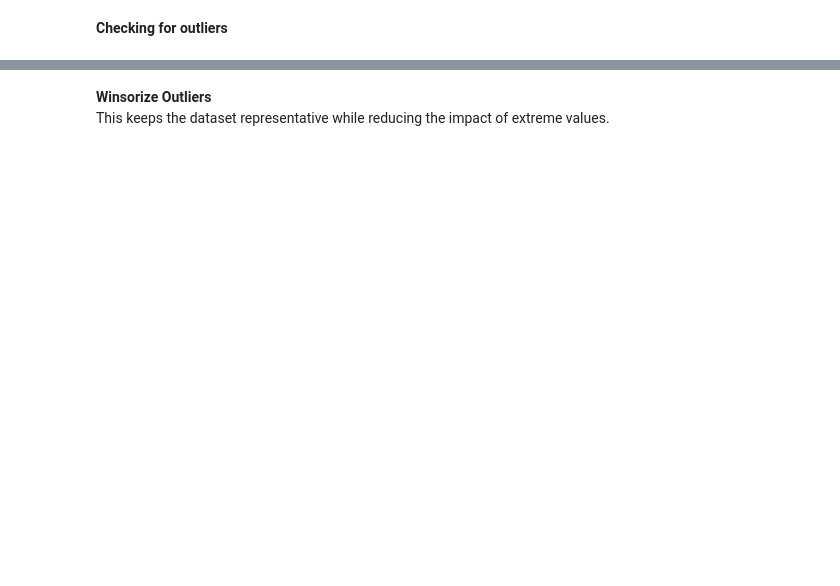
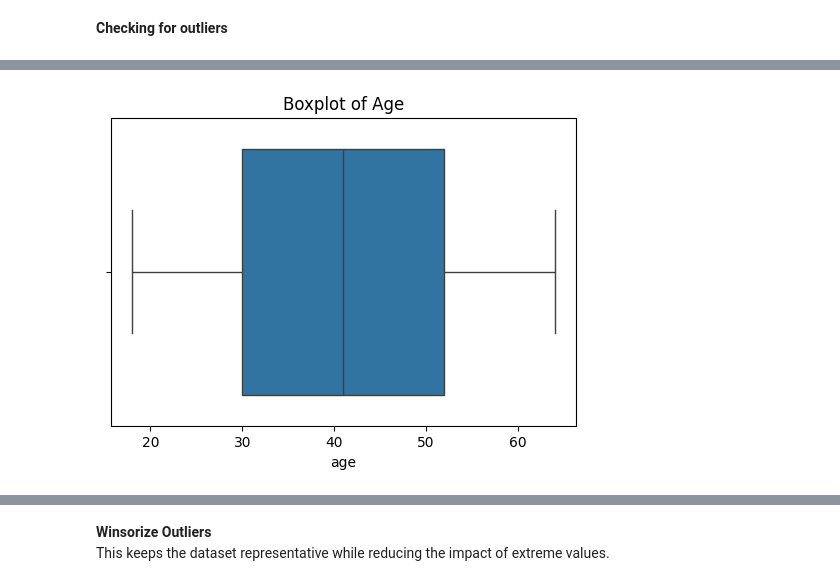
Before and after one commit to AlwangaJanet/Apparel-Size-Prediction-Using-Supervised-Learning, a Jupyter notebook: size_prediction.ipynb, the cells around one changed output, grey strips where cells are left out. Saved outputs shown, nothing was run; the diff lists cells and outputs as text; code cells hidden in the pictures; blank space fills up the shorter version.

```diff
--- a/size_prediction.ipynb
+++ b/size_prediction.ipynb
@@ -141,0 +124,7 @@ for col in numerical_cols:
+# %%
+plt.figure(figsize=(6,4))
+sns.boxplot(x=df['age'])
+plt.title("Boxplot of Age")
+plt.show()
+# %% [output]
+[figure, added]
```
Also changed, not shown: parts of 46 cells of this notebook.
